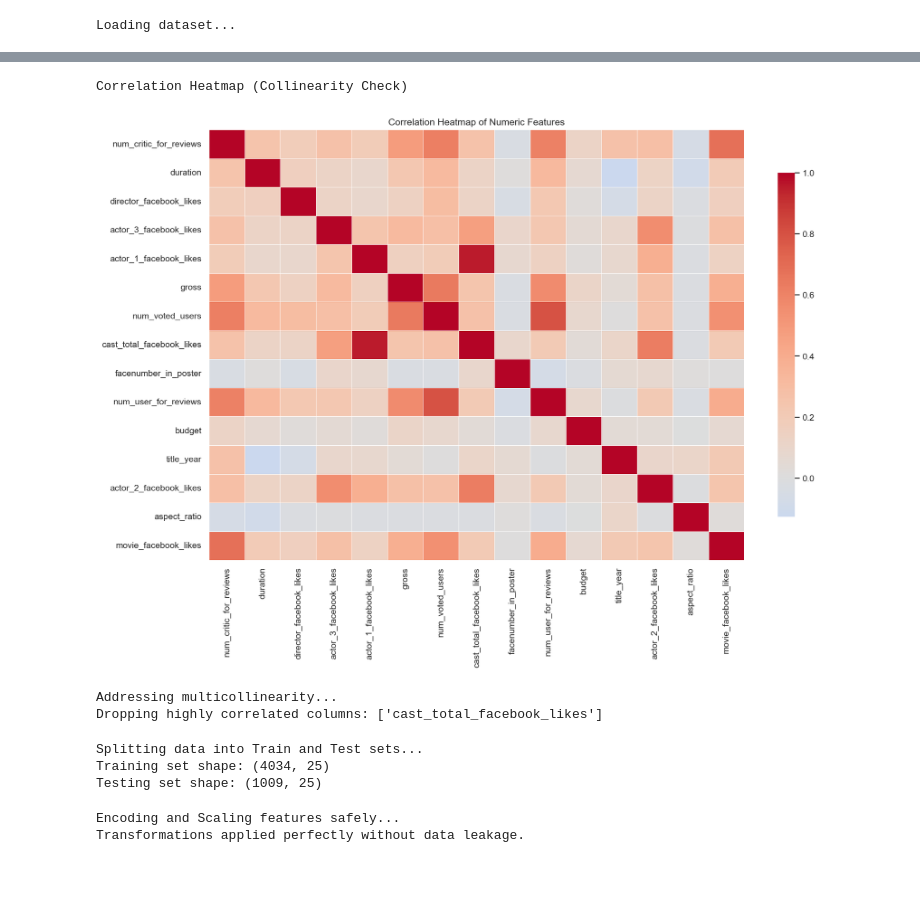
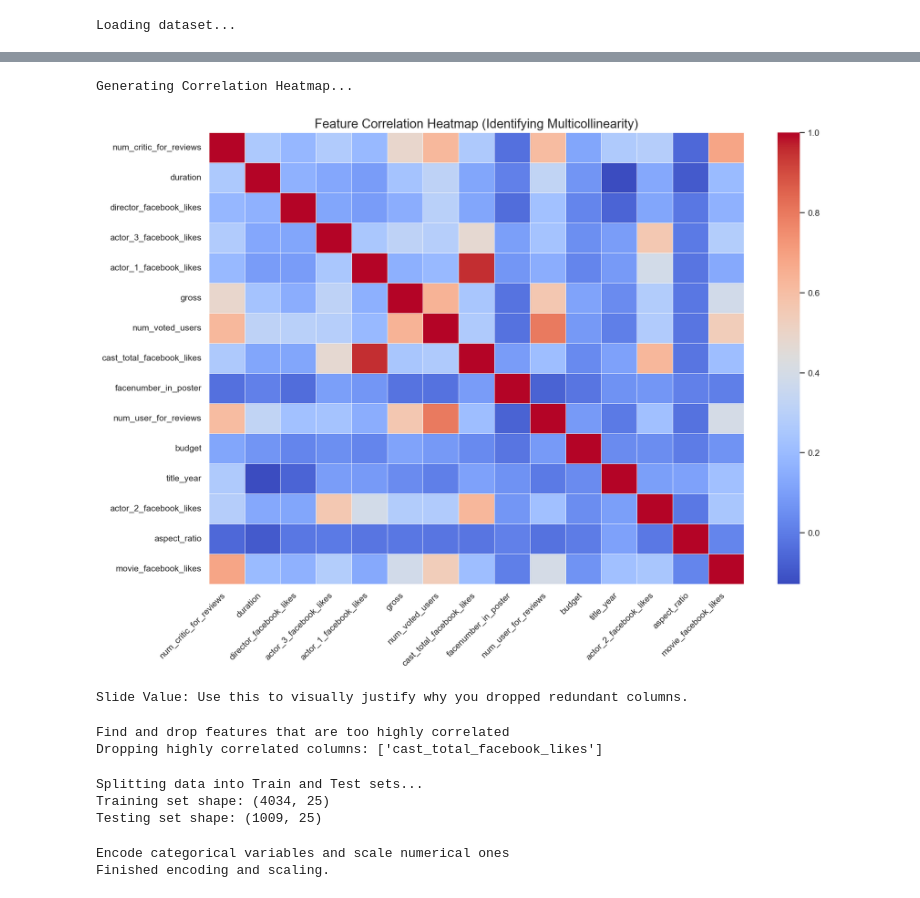
Before and after one commit to mesh1134/Predicting_Movie_Success, a Jupyter notebook: Movie_Predictor_Code_Only.ipynb, the cells around one changed output, grey strips where cells are left out. Cells and saved outputs as stored; diff of their text form; code cells hidden in the pictures.

```diff
--- a/Movie_Predictor_Code_Only.ipynb
+++ b/Movie_Predictor_Code_Only.ipynb
@@ -123,18 +143,25 @@ Note: This highlights class imbalance; F1-based evaluation helps handle this.
 # %%
-print("Correlation Heatmap (Collinearity Check)")
-num_corr = df.select_dtypes(include=[np.number]).corr()
 
+print("Generating Correlation Heatmap...")
 plt.figure(figsize=(14, 10))
-sns.heatmap(num_corr, cmap='coolwarm', center=0, linewidths=0.3, cbar_kws={'shrink': 0.8})
-plt.title('Correlation Heatmap of Numeric Features')
+# Calculate correlation only on numeric columns
+corr = df.select_dtypes(include=[np.number]).corr()
+
+# Create a heatmap
+sns.heatmap(corr, cmap='coolwarm', annot=False, linewidths=0.5)
+plt.xticks(rotation=45, ha='right')
+plt.yticks(rotation=0)
+plt.title('Feature Correlation Heatmap (Identifying Multicollinearity)', fontsize=16)
 plt.tight_layout()
-save_plot('eda_correlation_heatmap.png')
+save_plot('correlation_heatmap.png')
 plt.show()
+print("Slide Value: Use this to visually justify why you dropped redundant columns.")
 # %% [output]
-Correlation Heatmap (Collinearity Check)
+Generating Correlation Heatmap...
-[figure, old version]
+[figure, new version]
+Slide Value: Use this to visually justify why you dropped redundant columns.
 # %%
-print("Addressing multicollinearity...")
+print("Find and drop features that are too highly correlated")
 num_features = df.select_dtypes(include=[np.number])
 corr_matrix = num_features.corr().abs()
 upper = corr_matrix.where(np.triu(np.ones(corr_matrix.shape), k=1).astype(bool))
@@ -147,7 +174,7 @@ df = df.drop(columns=to_drop)
 X = df.drop(columns=['Classify'])
 y = df['Classify']
 # %% [output]
-Addressing multicollinearity...
+Find and drop features that are too highly correlated
 Dropping highly correlated columns: ['cast_total_facebook_likes']
 # %%
 print("Splitting data into Train and Test sets...")
@@ -159,13 +186,13 @@ Splitting data into Train and Test sets...
 Training set shape: (4034, 25)
 Testing set shape: (1009, 25)
 # %%
-print("Encoding and Scaling features safely...")
+print("Encode categorical variables and scale numerical ones")
 
 # Identify categorical and numerical columns in the updated X
 cat_cols_X = X_train.select_dtypes(include=['object', 'category']).columns
 num_cols_X = X_train.select_dtypes(include=[np.number]).columns
 
-# Fulfilling the label encoding requirement using OrdinalEncoder to safely handle unseen test data.
+# Use OrdinalEncoder for text columns
 encoder = OrdinalEncoder(handle_unknown='use_encoded_value', unknown_value=-1)
 X_train_encoded = X_train.copy()
 X_test_encoded = X_test.copy()
@@ -182,8 +209,8 @@ X_test_scaled = X_test_encoded.copy()
 X_train_scaled[num_cols_X] = scaler.fit_transform(X_train_encoded[num_cols_X])
 X_test_scaled[num_cols_X] = scaler.transform(X_test_encoded[num_cols_X])
 
-print("Transformations applied perfectly without data leakage.")
+print("Finished encoding and scaling.")
 # %% [output]
-Encoding and Scaling features safely...
-Transformations applied perfectly without data leakage.
+Encode categorical variables and scale numerical ones
+Finished encoding and scaling.
 # %%
```
Also changed, not shown: parts of 21 cells of this notebook, 13 other files.
